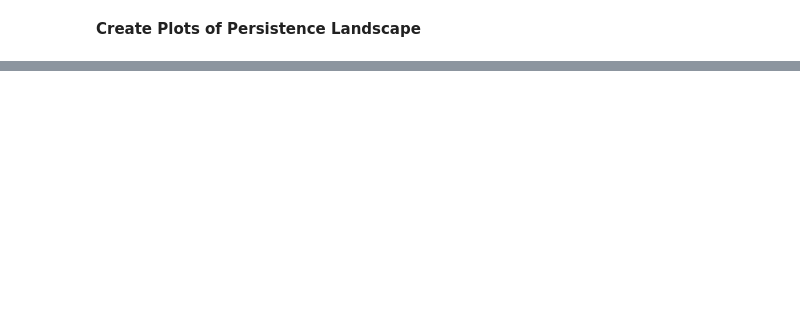
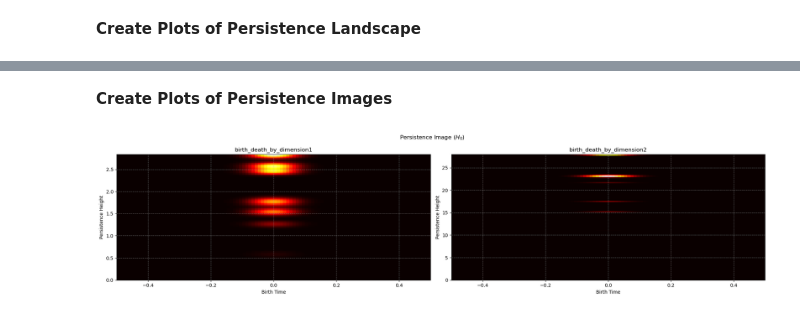
Before and after one commit to tcphan/holey-moley, a Jupyter notebook: examples/rips.ipynb, the cells around one changed output, grey strips where cells are left out. Drawn from its saved outputs; the diff is of its cells as text; code cells hidden in the pictures; blank space fills up the shorter version.

Commit message:
Add example of create persistence images

```diff
--- a/examples/rips.ipynb
+++ b/examples/rips.ipynb
@@ -198,0 +199,59 @@ plt.show()
+# %% [markdown]
+**Create Plots of Persistence Images**
+# %%
+# The homology dimension to build landscapes for
+dim = 0
+# Bandwidth (standard deviation of Gaussian distribution)
+bandwidth = 0.05
+# Resolution of image
+resolution = (100, 100)
+
+
+# Generate images
+b_grid1, p_grid1, image1 = persistence_image(
+persistence_pairs=birth_death_by_dimension1,
+dim=dim,
+bandwidth = bandwidth,
+resolution = resolution,
+)
+
+b_grid2, p_grid2, image2 = persistence_image(
+    persistence_pairs=birth_death_by_dimension2,
+    dim=dim,
+    bandwidth = bandwidth,
+    resolution = resolution,
+)
+
+
+# Plot the images
+fig, ax = plt.subplots(1, 2, figsize=(20, 5))
+ax[0].imshow(
+    image1,
+    origin="lower", # Keeps (0,0) at bottom-left
+    extent=[b_grid1[0], b_grid1[-1], p_grid1[0], p_grid1[-1]],
+    cmap="hot",
+    aspect="auto",
+)
+
+ax[1].imshow(
+    image2,
+    origin="lower", # Keeps (0,0) at bottom-left
+    extent=[b_grid2[0], b_grid2[-1], p_grid2[0], p_grid2[-1]],
+    cmap="hot",
+    aspect="auto",
+)
+
+fig.suptitle(f"Persistence Image ($H_{{{dim}}}$)", fontsize=12)
+
+# Configure formatting for both subplots
+for ind, a in enumerate(ax):
+    a.set_title(f"birth_death_by_dimension{ind+1}")
+    a.set_xlabel("Birth Time")
+    a.set_ylabel("Persistence Height")
+    a.grid(True, linestyle="--", alpha=0.6)
+
+
+plt.tight_layout()
+plt.show()
+# %% [output]
+[figure, added]
```
Also changed, not shown: parts of 3 cells of this notebook.
